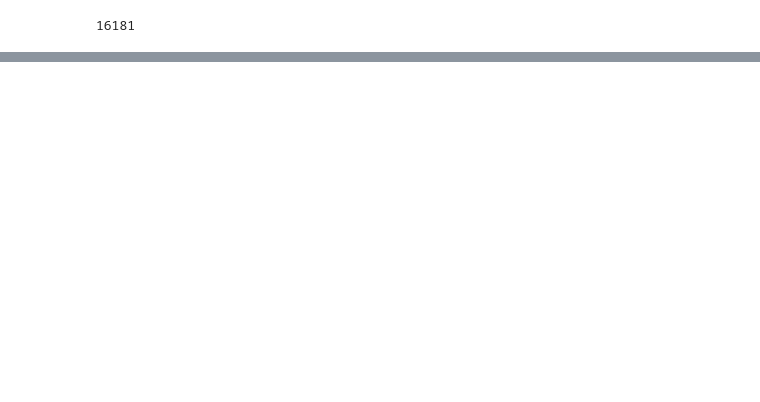
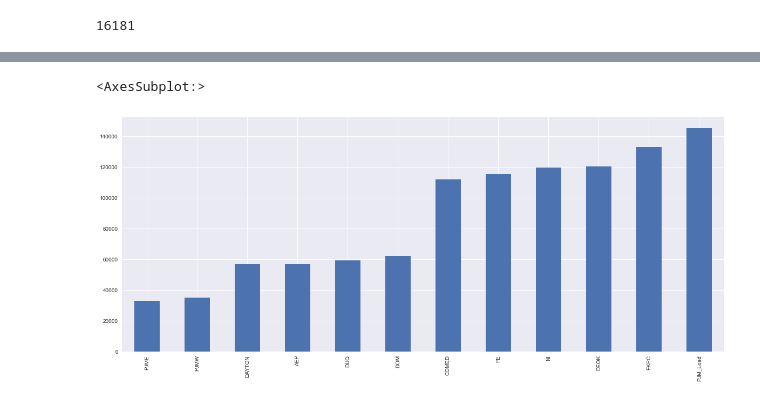
Before and after one commit to raid-teyar/EneregyConsumption, a Jupyter notebook: energy_consumption.ipynb, the cells around one changed output, grey strips where cells are left out. Drawn from its saved outputs; the diff is of its cells as text; code cells hidden in the pictures; blank space fills up the shorter version.

```diff
--- a/energy_consumption.ipynb
+++ b/energy_consumption.ipynb
@@ -107,0 +71,11 @@ plt.show()
+# %%
+# check for missing values
+missing_values_df = df.isnull().sum()
+
+# plot the missing values
+missing_values_df.sort_values(ascending=True).plot(kind='bar', figsize=(20, 8))
+
+# the one with the least missing values is PJME
+# %% [output]
+<AxesSubplot:>
+[figure, added]
```
Also changed, not shown: parts of 15 cells of this notebook.
